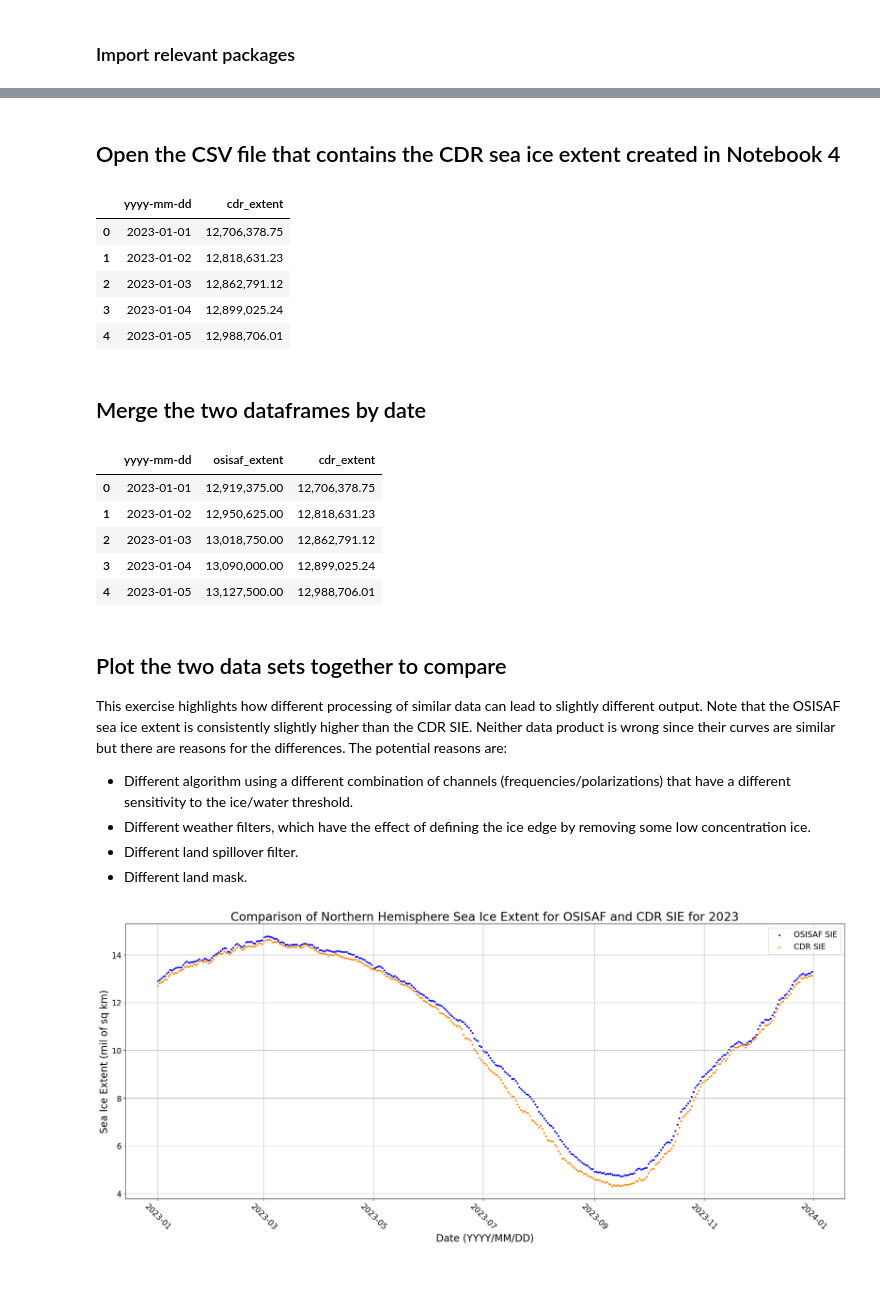
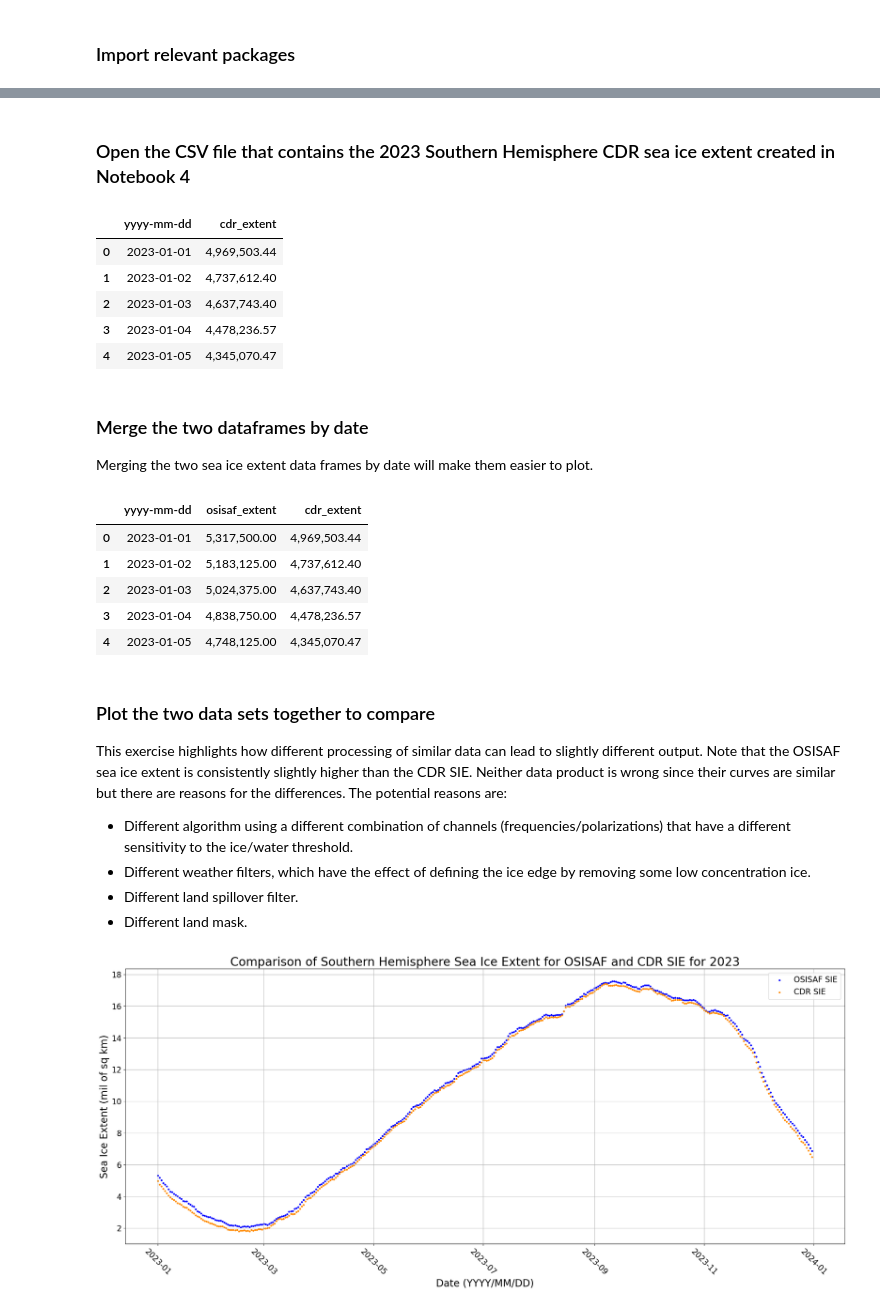
Before and after one commit to nsidc/seaice-cdr-learning-notebook, a Jupyter notebook: CDR-Notebooks/Notebook5.ipynb, the cells around one changed output, grey strips where cells are left out. Saved outputs shown, nothing was run; the diff lists cells and outputs as text; code cells hidden in the pictures; blank space fills up the shorter version.

```diff
--- a/CDR-Notebooks/Notebook5.ipynb
+++ b/CDR-Notebooks/Notebook5.ipynb
@@ -25,6 +55,4 @@ from matplotlib.ticker import FormatStrFormatter
 # %%
-# Read in OSI-SAF SIC in EPSG 6391 projection (EASE2)
-osisaf_sic_fn = 'data_files/osi-saf-sic-nh-2023.nc'
-osisaf_sic_nc = Dataset(osisaf_sic_fn, 'r')
-print(osisaf_sic_nc.variables.keys())
-print(osisaf_sic_nc.variables['ice_conc'])
+# Read in OSI-SAF 2023 Southern Hemisphere SIC data
+osisaf_sic_2023_fn = 'data_files/osi-saf-sic-sh-2023.nc'
+osisaf_sic_2023_nc = Dataset(osisaf_sic_2023_fn, 'r')
@@ -50,5 +96,4 @@ filling on
 # %%
 # Pull out sea ice concentration variable into numpy array
-osisaf_seaice_conc_var = osisaf_sic_nc.variables['ice_conc']
-osisaf_seaice_conc = np.array(osisaf_seaice_conc_var)
-osisaf_seaice_conc.max()
+osisaf_seaice_conc_2023_var = osisaf_sic_2023_nc.variables['ice_conc']
+osisaf_seaice_conc_2023_np = osisaf_seaice_conc_2023_var[:]
@@ -126,38 +174,40 @@ osisaf_extent_df.head()
 # %% [markdown]
-## Open the CSV file that contains the CDR sea ice extent created in Notebook 4
+### Open the CSV file that contains the 2023 Southern Hemisphere CDR sea ice extent created in Notebook 4
 # %%
-# Read in CDR csv file, set date to datetime format, and rename columns so there are no spaces in the names
-cdr_fn = 'data_files/cdr_sie_2023.csv'
-cdr_extent_df = pd.read_csv(cdr_fn,parse_dates=True)
-cdr_extent_df['Date (yyyy/mm/dd)'] = pd.to_datetime(cdr_extent_df['Date (yyyy/mm/dd)'])
-cdr_extent_df = cdr_extent_df.rename(columns={'Date (yyyy/mm/dd)': 'yyyy-mm-dd', 'Extent (km2)': 'cdr_extent'})
+# Read in CDR csv file, set date to datetime format, and rename columns to make it easier to merge with the OSI-SAF data
+cdr_2023_fn = 'data_files/cdr_sie_SH_2023.csv'
+cdr_extent_2023_df = pd.read_csv(cdr_2023_fn,parse_dates=True)
+cdr_extent_2023_df['yyyy/mm/dd'] = pd.to_datetime(cdr_extent_2023_df['yyyy/mm/dd'])
+cdr_extent_2023_df = cdr_extent_2023_df.rename(columns={'yyyy/mm/dd': 'yyyy-mm-dd', 'Extent(km2)': 'cdr_extent'})
+
 # Show dataframe
-cdr_extent_df.head()
+cdr_extent_2023_df.head()
 # %% [output]
 |  | yyyy-mm-dd | cdr_extent |
-| 0 | 2023-01-01 | 12,706,378.75 |
-| 1 | 2023-01-02 | 12,818,631.23 |
-| 2 | 2023-01-03 | 12,862,791.12 |
-| 3 | 2023-01-04 | 12,899,025.24 |
-| 4 | 2023-01-05 | 12,988,706.01 |
+| 0 | 2023-01-01 | 4,969,503.44 |
+| 1 | 2023-01-02 | 4,737,612.40 |
+| 2 | 2023-01-03 | 4,637,743.40 |
+| 3 | 2023-01-04 | 4,478,236.57 |
+| 4 | 2023-01-05 | 4,345,070.47 |
 # %% [markdown]
-## Merge the two dataframes by date
+### Merge the two dataframes by date
+
+Merging the two sea ice extent data frames by date will make them easier to plot.
 # %%
 # Merge dataframes by date
-merged_df = pd.merge(osisaf_extent_df, cdr_extent_df, how='inner', on = 'yyyy-mm-dd')
-# Rename columns so there are no spaces
-merged_df = merged_df.rename(columns={'OSISAF Extent (km2)': 'osisaf_extent'})
+merged_df = pd.merge(osisaf_extent_2023_df, cdr_extent_2023_df, how='inner', on = 'yyyy-mm-dd')
+
 # Show dataframe
 merged_df.head()
 # %% [output]
 |  | yyyy-mm-dd | osisaf_extent | cdr_extent |
-| 0 | 2023-01-01 | 12,919,375.00 | 12,706,378.75 |
-| 1 | 2023-01-02 | 12,950,625.00 | 12,818,631.23 |
-| 2 | 2023-01-03 | 13,018,750.00 | 12,862,791.12 |
-| 3 | 2023-01-04 | 13,090,000.00 | 12,899,025.24 |
-| 4 | 2023-01-05 | 13,127,500.00 | 12,988,706.01 |
+| 0 | 2023-01-01 | 5,317,500.00 | 4,969,503.44 |
+| 1 | 2023-01-02 | 5,183,125.00 | 4,737,612.40 |
+| 2 | 2023-01-03 | 5,024,375.00 | 4,637,743.40 |
+| 3 | 2023-01-04 | 4,838,750.00 | 4,478,236.57 |
+| 4 | 2023-01-05 | 4,748,125.00 | 4,345,070.47 |
 # %% [markdown]
-## Plot the two data sets together to compare
+### Plot the two data sets together to compare
 This exercise highlights how different processing of similar data can lead to slightly different output. Note that the OSISAF sea ice extent is consistently slightly higher than the CDR SIE. Neither data product is wrong since their curves are similar but there are reasons for the differences.
 The potential reasons are:
 * Different algorithm using a different combination of channels (frequencies/polarizations) that have a different sensitivity to the ice/water threshold.
@@ -167,21 +217,21 @@ The potential reasons are:
 # %%
 # Set up plot space
 fig, ax1 = plt.subplots(figsize=(26, 10))
 
 # Plot the two data sets
 plt.scatter(merged_df['yyyy-mm-dd'], merged_df['osisaf_extent']/10e5, color='blue',
             label='OSISAF SIE', s=8)
 plt.scatter(merged_df['yyyy-mm-dd'], merged_df['cdr_extent']/10e5, color='darkorange',
             label='CDR SIE', s=8)
 
 # Set labels and ticks
 plt.ylabel("Sea Ice Extent (mil of sq km)", fontsize=20)
-plt.title("Comparison of Northern Hemisphere Sea Ice Extent for OSISAF and CDR SIE for 2023", fontsize=24)
+plt.title("Comparison of Southern Hemisphere Sea Ice Extent for OSISAF and CDR SIE for 2023", fontsize=24)
 plt.xlabel("Date (YYYY/MM/DD)", fontsize=20)
 plt.ylabel("Sea Ice Extent (mil of sq km)", fontsize=20)
 plt.xticks(rotation=-45, fontsize=16)
 plt.yticks(fontsize=16)
 plt.legend(fontsize=16)
 plt.grid()
 # %% [output]
-[figure, old version]
+[figure, new version]
```
Also changed, not shown: parts of 29 cells of this notebook, 5 other files.
